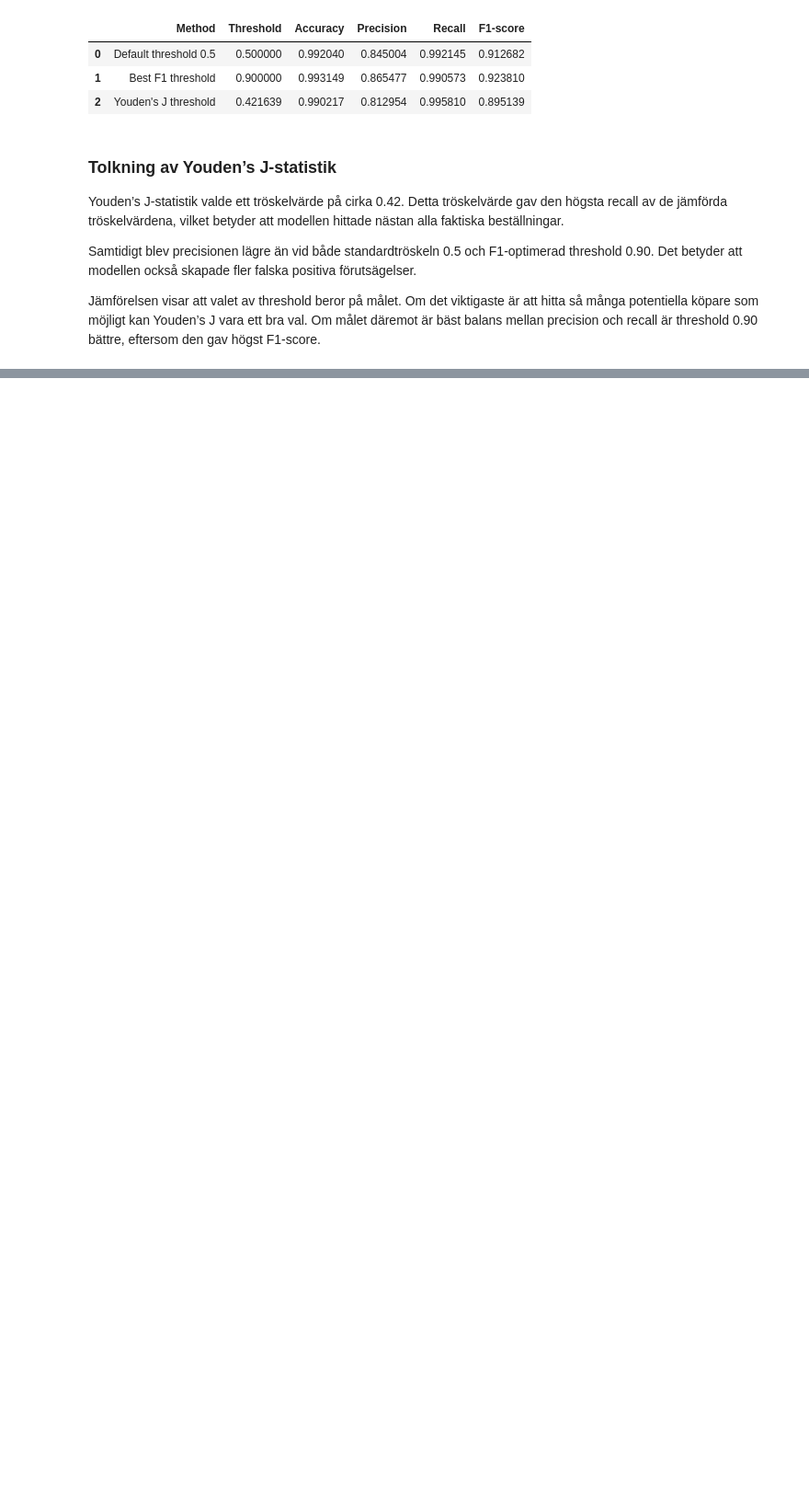
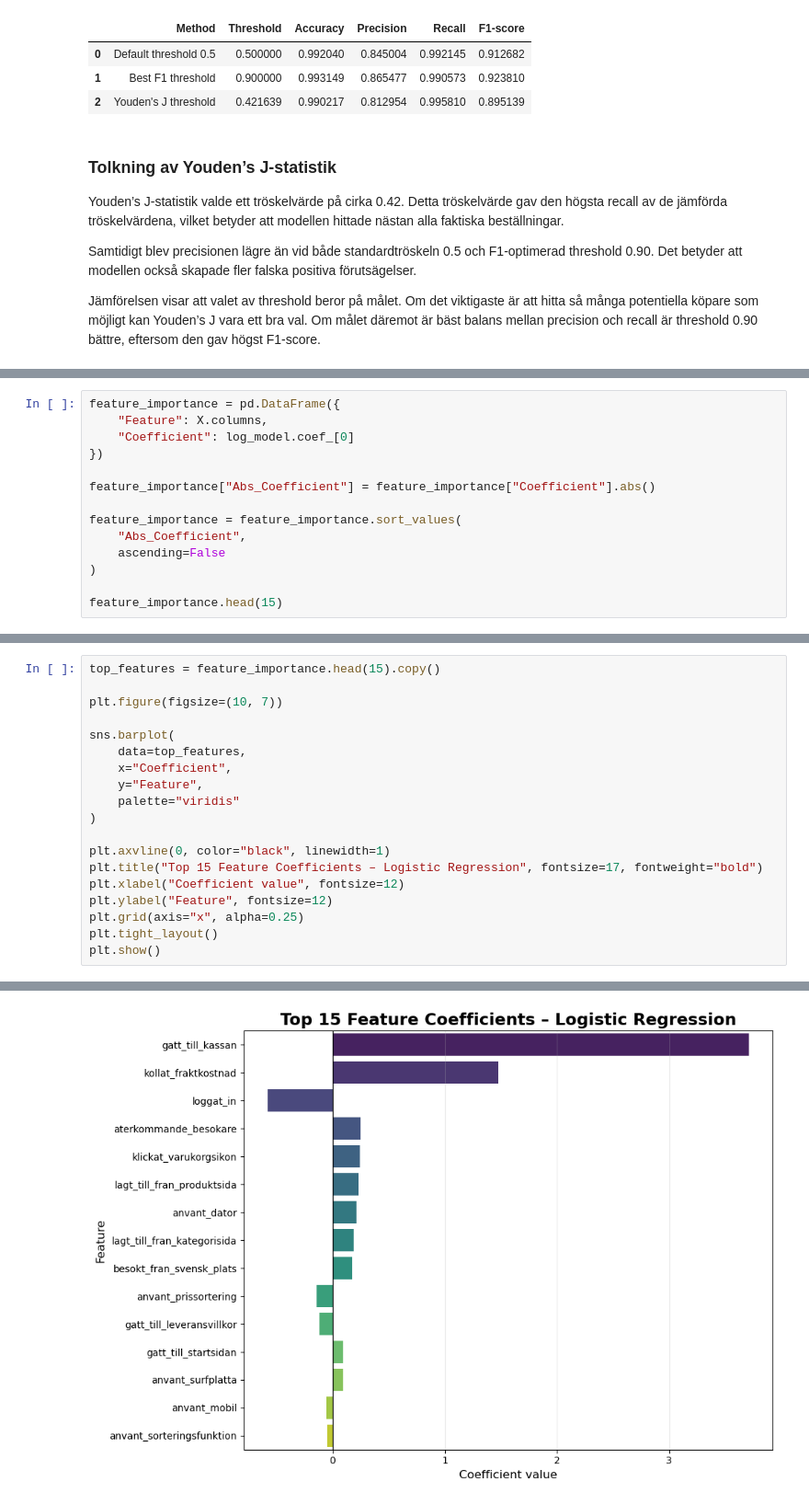
Before and after one commit to spirit-web/Shopping-online-prediction, a Jupyter notebook: notebooks/mahtab/mahtab_analysis.ipynb, the cells around one changed output, grey strips where cells are left out. Shown at 92% size. Saved outputs shown, nothing was run; the diff lists cells and outputs as text; blank space fills up the shorter version.

```diff
--- a/notebooks/mahtab/mahtab_analysis.ipynb
+++ b/notebooks/mahtab/mahtab_analysis.ipynb
@@ -1263,0 +1269,14 @@ Jämförelsen visar att valet av threshold beror på målet. Om det viktigaste
+# %%
+feature_importance = pd.DataFrame({
+    "Feature": X.columns,
+    "Coefficient": log_model.coef_[0]
+})
+
+feature_importance["Abs_Coefficient"] = feature_importance["Coefficient"].abs()
+
+feature_importance = feature_importance.sort_values(
+    "Abs_Coefficient",
+    ascending=False
+)
+
+feature_importance.head(15)
@@ -1263,0 +1300,20 @@ Jämförelsen visar att valet av threshold beror på målet. Om det viktigaste
+# %%
+top_features = feature_importance.head(15).copy()
+
+plt.figure(figsize=(10, 7))
+
+sns.barplot(
+    data=top_features,
+    x="Coefficient",
+    y="Feature",
+    palette="viridis"
+)
+
+plt.axvline(0, color="black", linewidth=1)
+plt.title("Top 15 Feature Coefficients – Logistic Regression", fontsize=17, fontweight="bold")
+plt.xlabel("Coefficient value", fontsize=12)
+plt.ylabel("Feature", fontsize=12)
+plt.grid(axis="x", alpha=0.25)
+plt.tight_layout()
+plt.show()
+# %% [output]
@@ -1263,0 +1323 @@ Jämförelsen visar att valet av threshold beror på målet. Om det viktigaste
+[figure, added]
```
Also changed, not shown: parts of 17 cells of this notebook.
